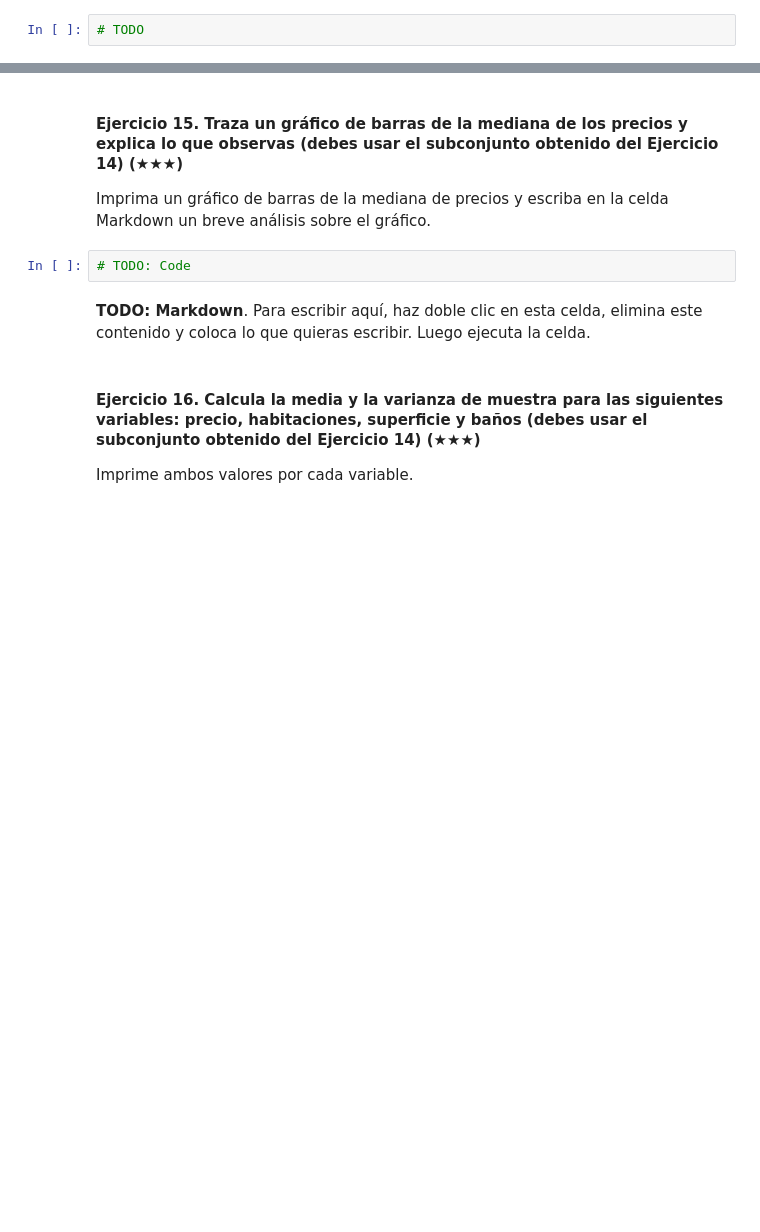
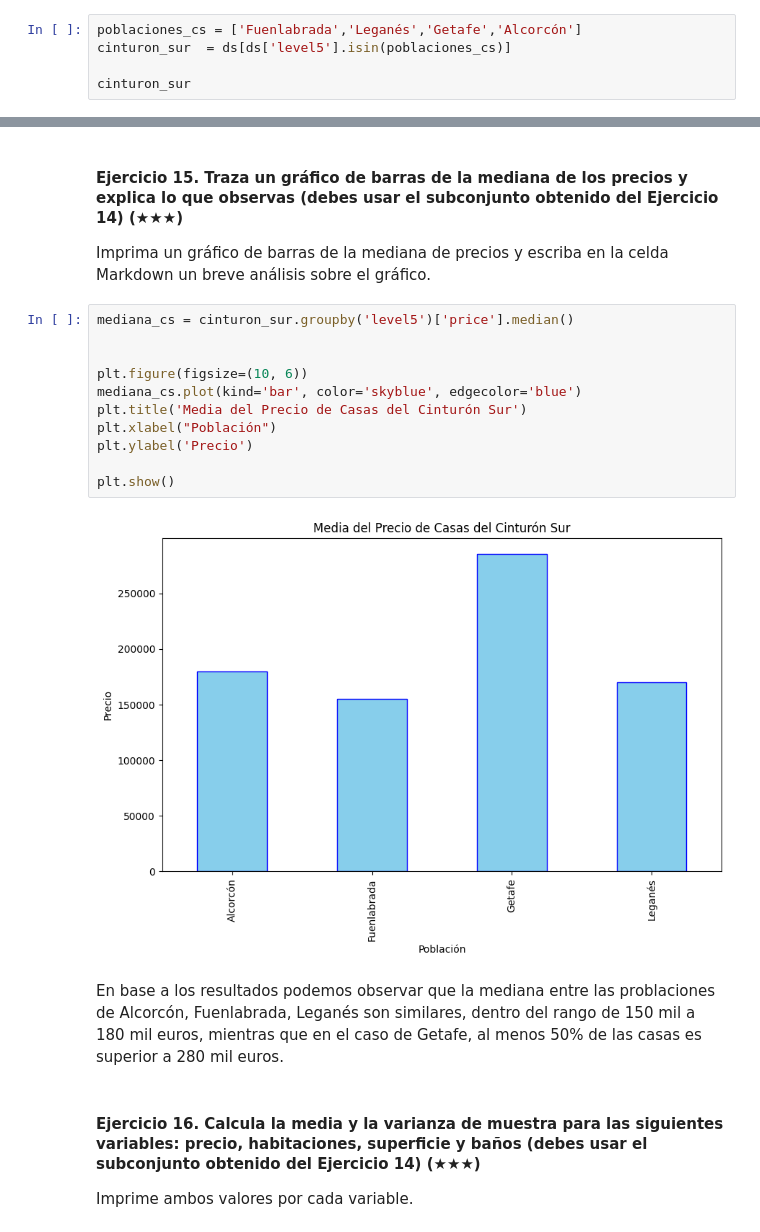
Before and after one commit to diegomacaya/realestate-datacleanup-exercise, a Jupyter notebook: project.es.ipynb, the cells around one changed output, grey strips where cells are left out. Drawn from its saved outputs; the diff is of its cells as text; blank space fills up the shorter version.

```diff
--- a/project.es.ipynb
+++ b/project.es.ipynb
@@ -264,4 +270,7 @@ Imprima la población y el número de casas.
 
 Pista: Filtra el DataFrame original usando la columna `level5` y la función `isin`.
 # %%
-# TODO
+poblaciones_cs = ['Fuenlabrada','Leganés','Getafe','Alcorcón']
+cinturon_sur  = ds[ds['level5'].isin(poblaciones_cs)]
+
+cinturon_sur
@@ -270,9 +293,20 @@ Pista: Filtra el DataFrame original usando la columna `level5` y la función `is
 
 Imprima un gráfico de barras de la mediana de precios y escriba en la celda Markdown un breve análisis sobre el gráfico.
 # %%
-# TODO: Code
+mediana_cs = cinturon_sur.groupby('level5')['price'].median()
+
+
+plt.figure(figsize=(10, 6))
+mediana_cs.plot(kind='bar', color='skyblue', edgecolor='blue')
+plt.title('Media del Precio de Casas del Cinturón Sur')
+plt.xlabel("Población")
+plt.ylabel('Precio')
+
+plt.show()
+# %% [output]
+[figure, added]
 # %% [markdown]
-**TODO: Markdown**. Para escribir aquí, haz doble clic en esta celda, elimina este contenido y coloca lo que quieras escribir. Luego ejecuta la celda.
+En base a los resultados podemos observar que la mediana entre las problaciones de Alcorcón, Fuenlabrada, Leganés son similares, dentro del rango de 150 mil a 180 mil euros, mientras que en el caso de Getafe, al menos 50% de las casas es superior a 280 mil euros.
 # %% [markdown]
 #### Ejercicio 16. Calcula la media y la varianza de muestra para las siguientes variables: precio, habitaciones, superficie y baños (debes usar el subconjunto obtenido del Ejercicio 14) (★★★)
 
```
Also changed, not shown: parts of 5 cells of this notebook.
